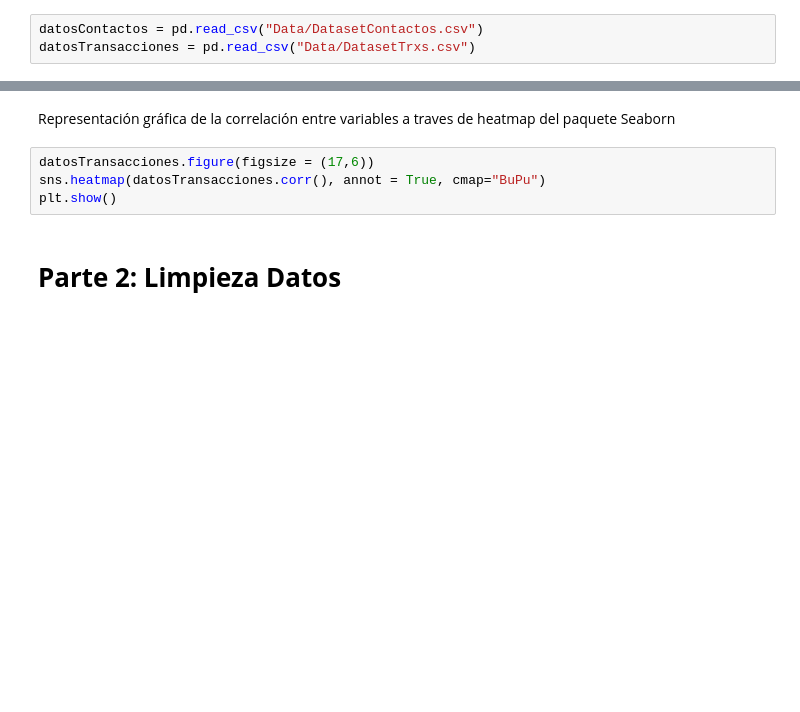
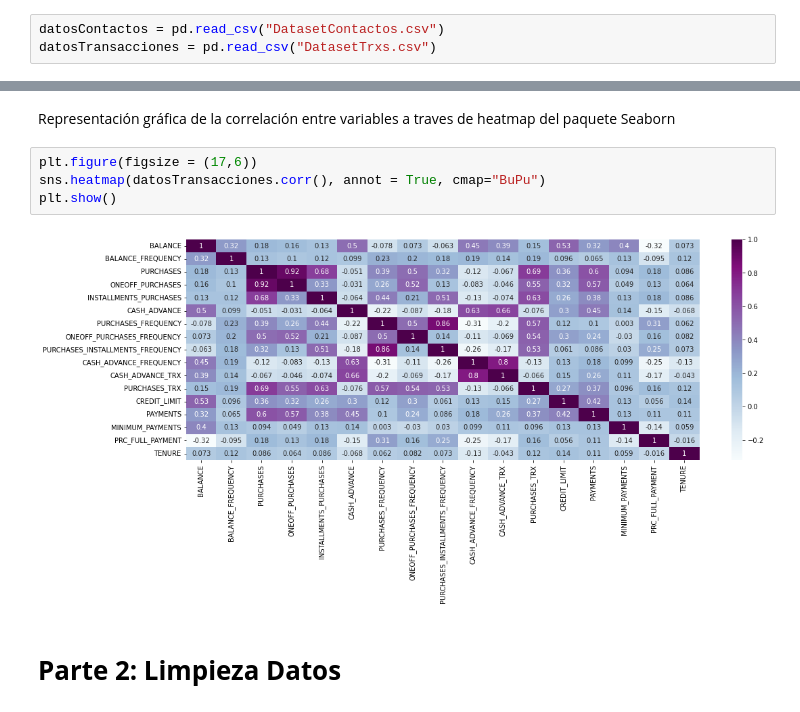
Before and after one commit to Fedenov/Aprendizaje_Automatico_Tarea2, a Jupyter notebook: Tarea2.ipynb, the cells around one changed output, grey strips where cells are left out. Cells and saved outputs as stored; diff of their text form; blank space fills up the shorter version.

```diff
--- a/Tarea2.ipynb
+++ b/Tarea2.ipynb
@@ -15,8 +15,8 @@ import seaborn as sns
 # %% [markdown]
 Importamos los datasets
 # %%
-datosContactos = pd.read_csv("Data/DatasetContactos.csv")
-datosTransacciones = pd.read_csv("Data/DatasetTrxs.csv")
+datosContactos = pd.read_csv("DatasetContactos.csv")
+datosTransacciones = pd.read_csv("DatasetTrxs.csv")
 # %% [markdown]
 ## **Parte 1: EDA**
 # %% [markdown]
@@ -391,9 +429,11 @@ Podemos ver que las distribuciones de las variables son las siguientes:
 # %% [markdown]
 Representación gráfica de la correlación entre variables a traves de heatmap del paquete Seaborn
 # %%
-datosTransacciones.figure(figsize = (17,6))
+plt.figure(figsize = (17,6))
 sns.heatmap(datosTransacciones.corr(), annot = True, cmap="BuPu")
 plt.show()
+# %% [output]
+[figure, added]
 # %% [markdown]
 # **Parte 2: Limpieza Datos**
 # %% [markdown]
```
Also changed, not shown: parts of 19 cells of this notebook.
